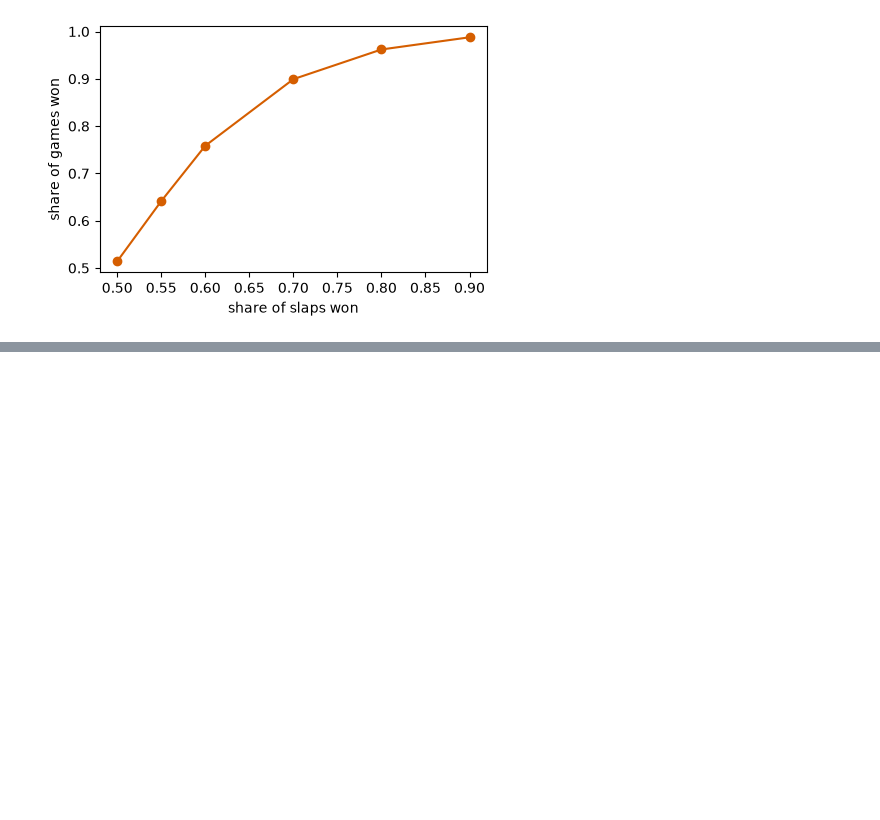
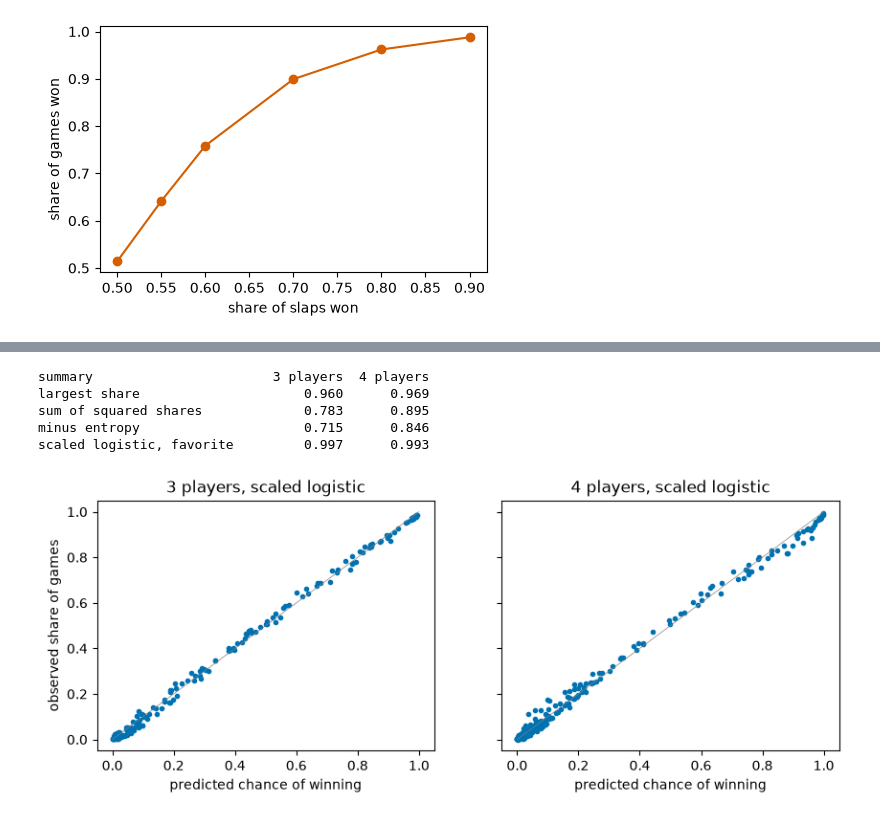
Before and after one commit to arclabs561/games, a Jupyter notebook: egyptian_ratscrew/egyptian_ratscrew.ipynb, the cells around one changed output, grey strips where cells are left out. Drawn from its saved outputs; the diff is of its cells as text; code cells hidden in the pictures; blank space fills up the shorter version.

```diff
--- a/egyptian_ratscrew/egyptian_ratscrew.ipynb
+++ b/egyptian_ratscrew/egyptian_ratscrew.ipynb
@@ -195,0 +345,21 @@ Slapping decides the game. A player who wins 55% of the slaps wins 64% of the ga
+# %%
+from statistics import fmean
+
+from egyptian_ratscrew.study import (
+    entropy,
+    fit,
+    power,
+    proportional,
+    rmse,
+    softmax,
+    spearman,
+    two_player_against_field,
+)
+
+two = [(r['shares'], r['wins']) for r in runs['two_player_curve']]
+c_two = fit(softmax, two, 0.1, 30)
+k_two = fit(power, two, 0.1, 10)
+print(f'c = {c_two:.2f}, and for comparison the best power law has k = {k_two:.2f}')
+print('share  observed  logistic  power')
+for shares, wins in two:
+    print(f'{shares[0]:5}  {wins[0] / sum(wins):8.4f}  {softmax(c_two)(shares)[0]:8.4f}  {power(k_two)(shares)[0]:5.4f}')
@@ -195,0 +434,29 @@ Slapping decides the game. A player who wins 55% of the slaps wins 64% of the ga
+# %%
+summaries = {
+    'largest share': lambda shares, n: max(shares),
+    'sum of squared shares': lambda shares, n: sum(s * s for s in shares),
+    'minus entropy': lambda shares, n: -entropy(shares),
+    'scaled logistic, favorite': lambda shares, n: max(softmax(c_two * n / 2)(shares)),
+}
+print('summary                       3 players  4 players')
+favorite = {n: [ws[shares.index(max(shares))] / sum(ws) for shares, ws in data[n]] for n in (3, 4)}
+for name, f in summaries.items():
+    rho = [spearman([f(shares, n) for shares, _ in data[n]], favorite[n]) for n in (3, 4)]
+    print(f'{name:28}  {rho[0]:9.3f}  {rho[1]:9.3f}')
+
+fig, axes = plt.subplots(1, 2, figsize=(10, 3.4), sharey=True)
+for ax, n in zip(axes, (3, 4), strict=True):
+    model = softmax(c_two * n / 2)
+    ax.plot([p for shares, _ in data[n] for p in model(shares)], win_share[n], '.', color='#0072B2')
+    ax.plot([0, 1], [0, 1], color='gray', lw=0.5)
+    ax.set_title(f'{n} players, scaled logistic')
+    ax.set_xlabel('predicted chance of winning')
+axes[0].set_ylabel('observed share of games')
+plt.show()
+# %% [output]
+summary                       3 players  4 players
+largest share                     0.960      0.969
+sum of squared shares             0.783      0.895
+minus entropy                     0.715      0.846
+scaled logistic, favorite         0.997      0.993
+[figure, added]
```
Also changed, not shown: parts of 15 cells of this notebook, 7 other files.
